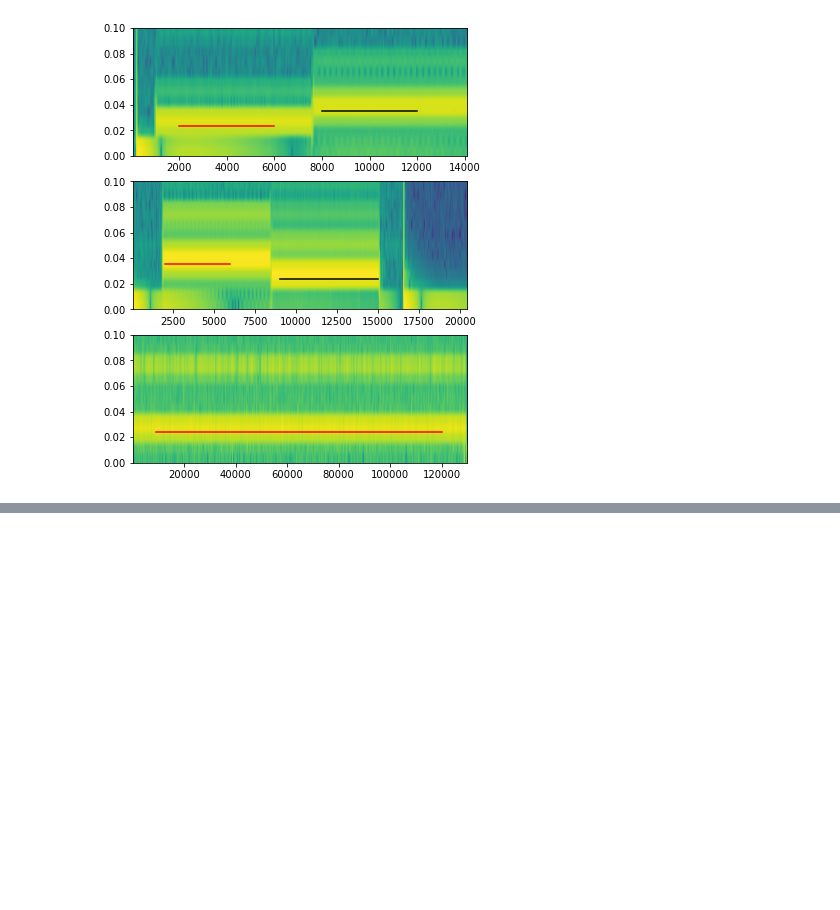
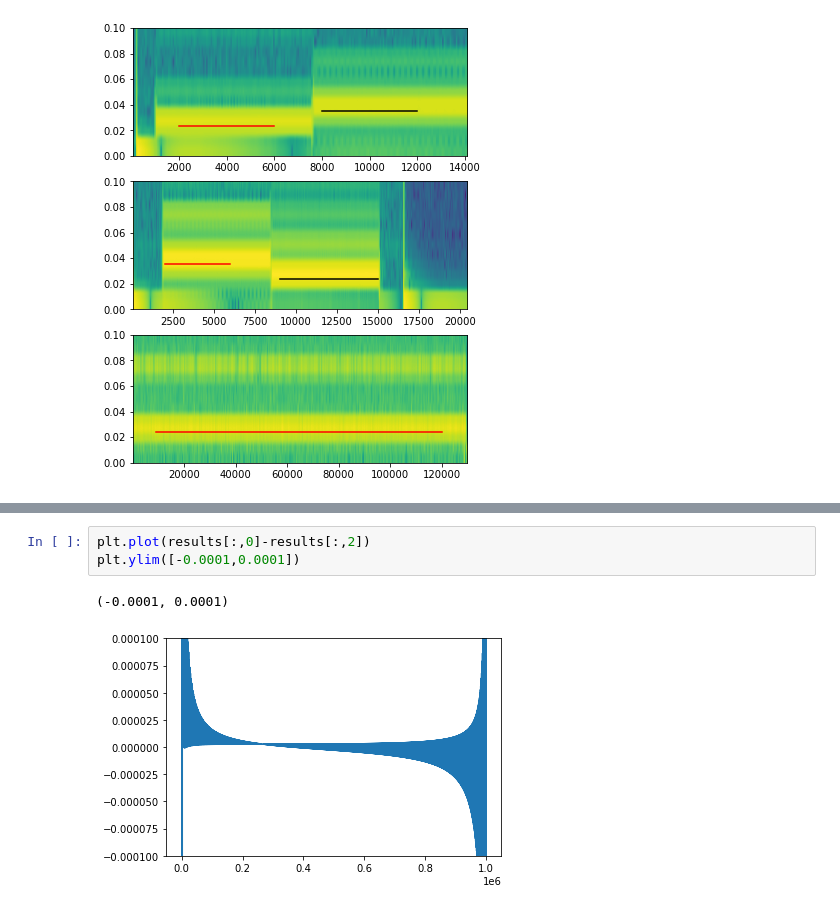
Before and after one commit to kootsoop/DSP.SE, a Jupyter notebook: Python/Q78131-matching-short-tones/Q78131-matching-short-tones.ipynb, the cells around one changed output, grey strips where cells are left out. Cells and saved outputs as stored; diff of their text form; blank space fills up the shorter version.

```diff
--- a/Python/Q78131-matching-short-tones/Q78131-matching-short-tones.ipynb
+++ b/Python/Q78131-matching-short-tones/Q78131-matching-short-tones.ipynb
@@ -157,0 +175,6 @@ array([-10, -14, -13,  -7, -12, -13, -11, -18,  -7], dtype=int16)
+# %%
+plt.plot(results[:,0]-results[:,2])
+plt.ylim([-0.0001,0.0001])
+# %% [output]
+(-0.0001, 0.0001)
+[figure, added]
```
Also changed, not shown: parts of 4 cells of this notebook, 3 other files.
